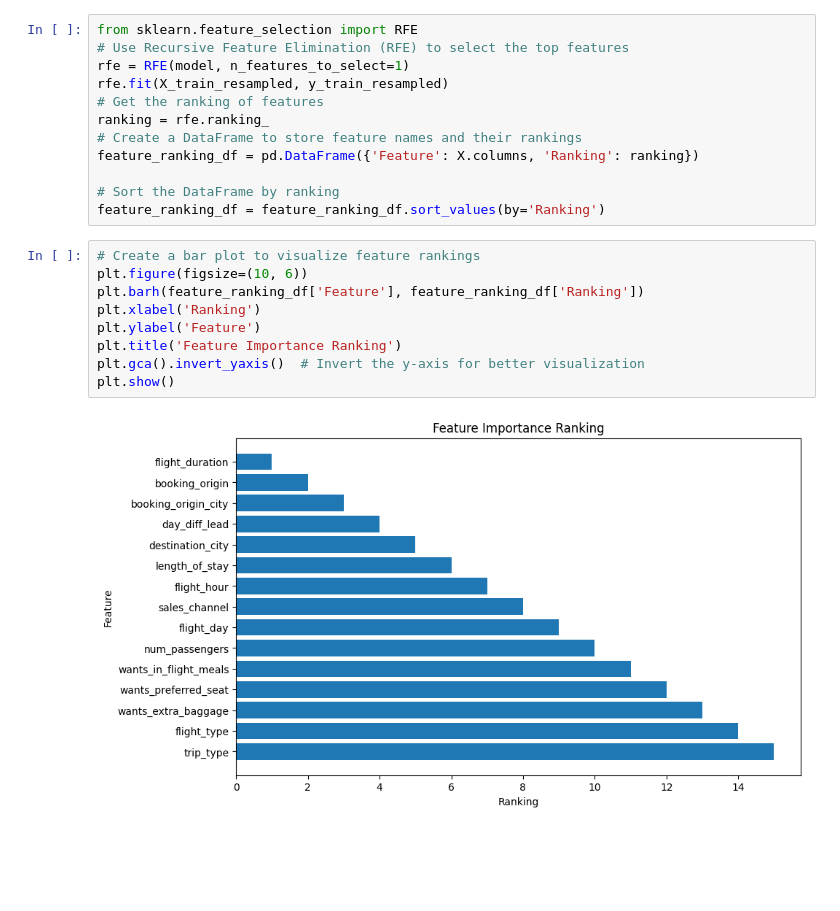
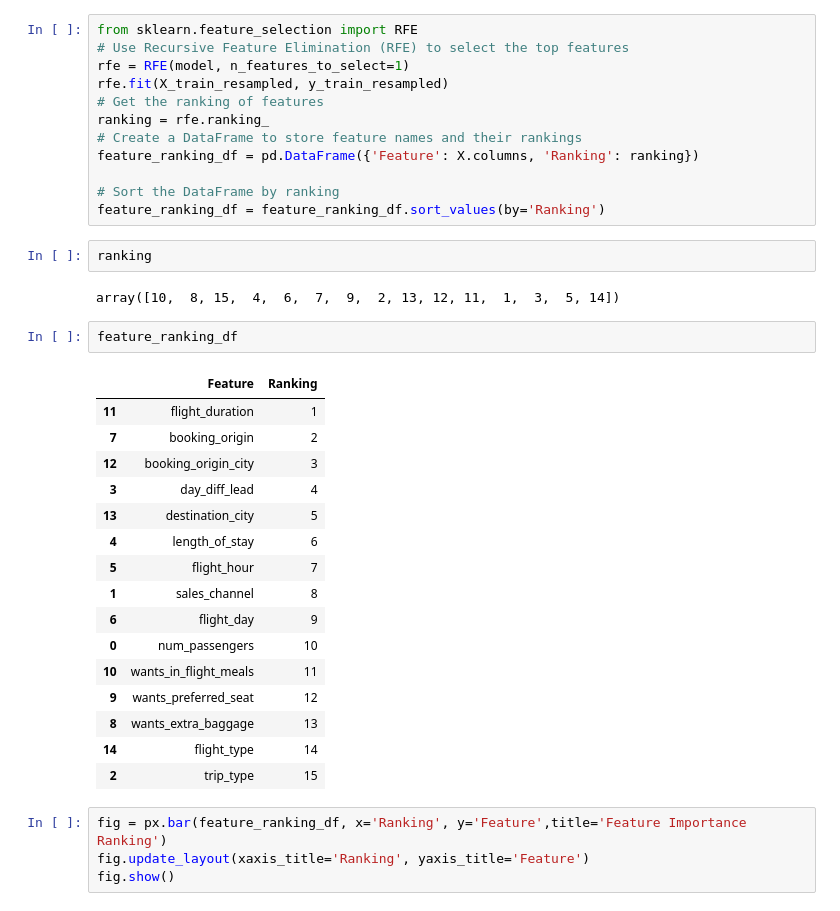
Before and after one commit to PankajSingh0018/British_Airways_ML_task, a Jupyter notebook: main.ipynb, the cells around one changed output. Drawn from its saved outputs; the diff is of its cells as text; blank space fills up the shorter version.

Commit message:
Added feature importance plot

```diff
--- a/main.ipynb
+++ b/main.ipynb
@@ -741,14 +741,30 @@ feature_ranking_df = pd.DataFrame({'Feature': X.columns, 'Ranking': ranking})
 
 # Sort the DataFrame by ranking
 feature_ranking_df = feature_ranking_df.sort_values(by='Ranking')
-# %%
-# Create a bar plot to visualize feature rankings
-plt.figure(figsize=(10, 6))
-plt.barh(feature_ranking_df['Feature'], feature_ranking_df['Ranking'])
-plt.xlabel('Ranking')
-plt.ylabel('Feature')
-plt.title('Feature Importance Ranking')
-plt.gca().invert_yaxis()  # Invert the y-axis for better visualization
-plt.show()
-# %% [output]
-[figure, removed]
+# %%
+ranking
+# %% [output]
+array([10,  8, 15,  4,  6,  7,  9,  2, 13, 12, 11,  1,  3,  5, 14])
+# %%
+feature_ranking_df
+# %% [output]
+|  | Feature | Ranking |
+| 11 | flight_duration | 1 |
+| 7 | booking_origin | 2 |
+| 12 | booking_origin_city | 3 |
+| 3 | day_diff_lead | 4 |
+| 13 | destination_city | 5 |
+| 4 | length_of_stay | 6 |
+| 5 | flight_hour | 7 |
+| 1 | sales_channel | 8 |
+| 6 | flight_day | 9 |
+| 0 | num_passengers | 10 |
+| 10 | wants_in_flight_meals | 11 |
+| 9 | wants_preferred_seat | 12 |
+| 8 | wants_extra_baggage | 13 |
+| 14 | flight_type | 14 |
+| 2 | trip_type | 15 |
+# %%
+fig = px.bar(feature_ranking_df, x='Ranking', y='Feature',title='Feature Importance Ranking')
+fig.update_layout(xaxis_title='Ranking', yaxis_title='Feature')
+fig.show()
```
Also changed, not shown: parts of 1 cell of this notebook, 2 other files.
